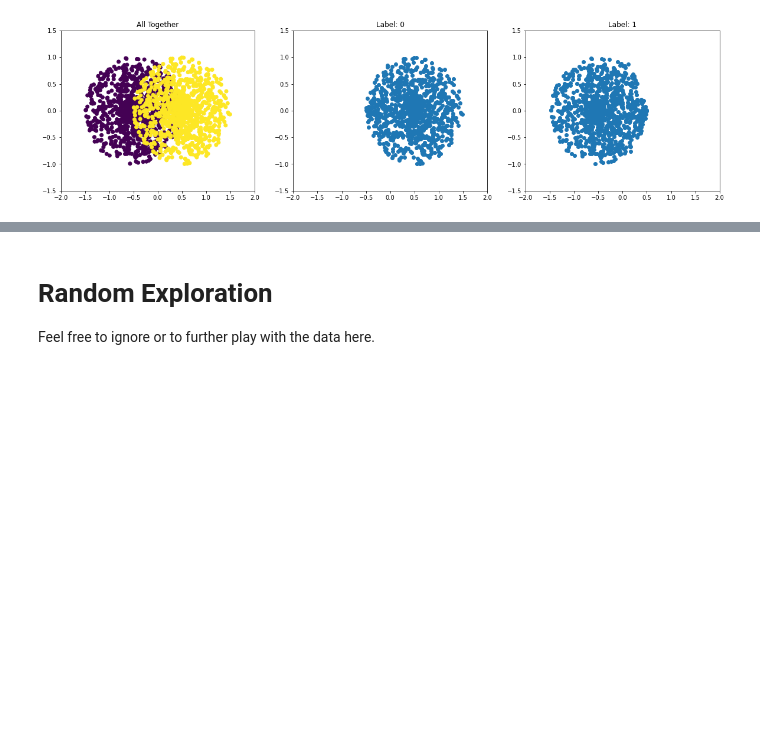
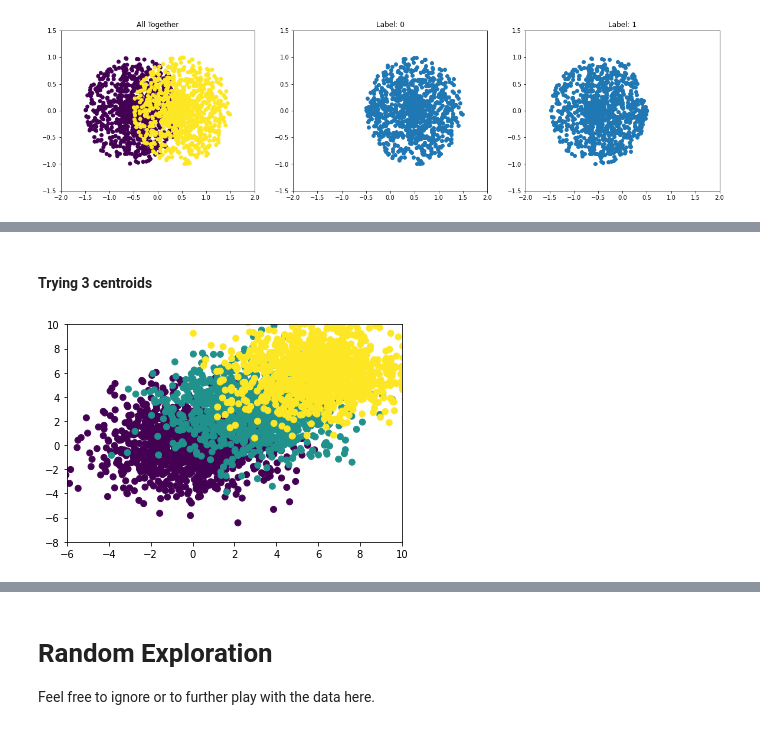
Before and after one commit to anniegao2007/neuron-clustering, a Jupyter notebook: code.ipynb, the cells around one changed output, grey strips where cells are left out. Drawn from its saved outputs; the diff is of its cells as text; code cells hidden in the pictures; blank space fills up the shorter version.

```diff
--- a/code.ipynb
+++ b/code.ipynb
@@ -571,0 +596,6 @@ plot_cluster_results(coords, labels, labels_kmeans, [-2,2,-1.5,1.5])
+# %% [markdown]
+#### Trying 3 centroids
+# %%
+coords,gt = gen_points(n=3333,k=3,dim=2,sigma=2)
+# %% [output]
+[figure, added]
```
Also changed, not shown: parts of 10 cells of this notebook, 1 other file.
